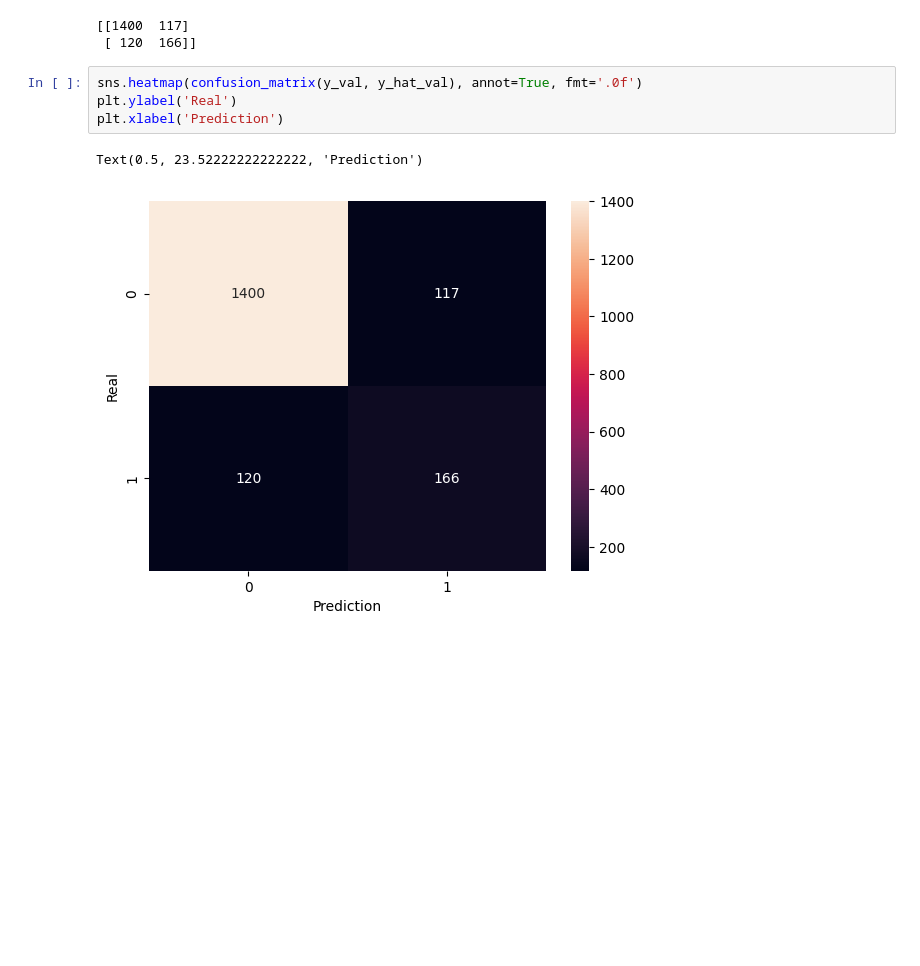
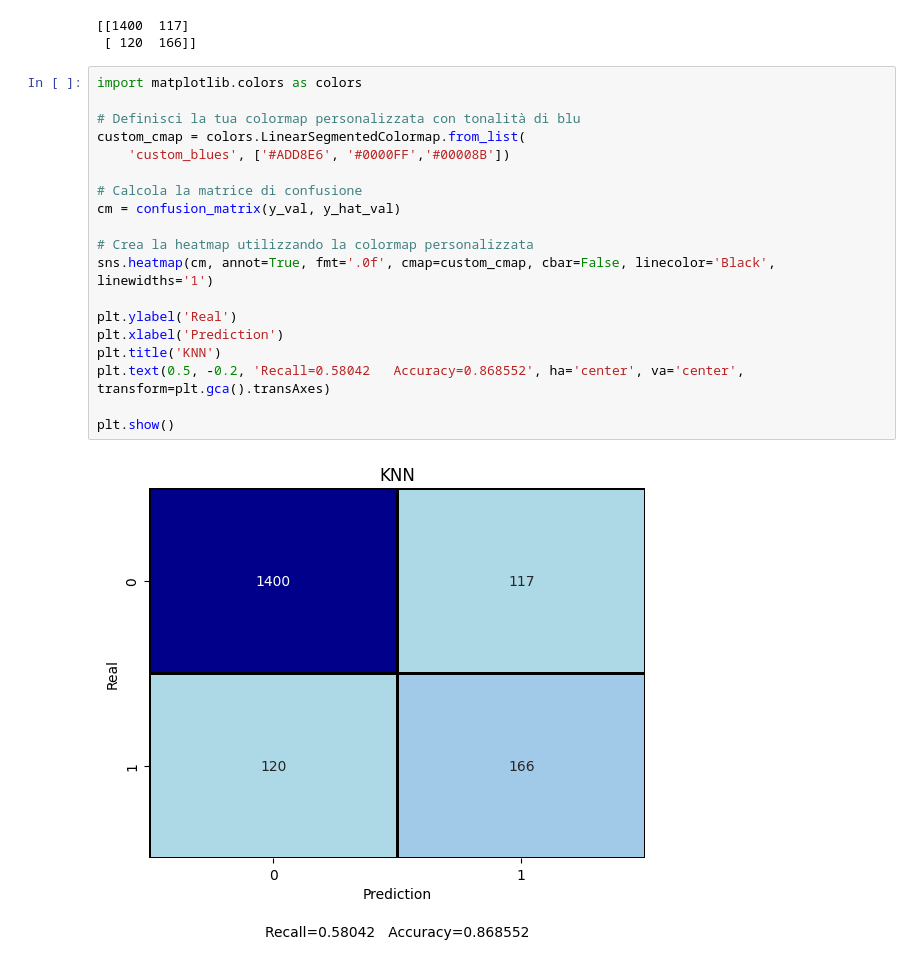
Before and after one commit to baroneleonardo/Predicting-Bank-Customers-Attrition, a Jupyter notebook: KNN.ipynb, the cells around one changed output. Drawn from its saved outputs; the diff is of its cells as text; blank space fills up the shorter version.

Commit message:
plots

```diff
--- a/KNN.ipynb
+++ b/KNN.ipynb
@@ -174,10 +174,24 @@ print(confusion_val)
 # %% [output]
 [[1400  117]
  [ 120  166]]
-# %%
-sns.heatmap(confusion_matrix(y_val, y_hat_val), annot=True, fmt='.0f')
-plt.ylabel('Real')
-plt.xlabel('Prediction')
-# %% [output]
-Text(0.5, 23.52222222222222, 'Prediction')
-[figure, removed]
+# %%
+import matplotlib.colors as colors
+
+# Definisci la tua colormap personalizzata con tonalità di blu
+custom_cmap = colors.LinearSegmentedColormap.from_list(
+    'custom_blues', ['#ADD8E6', '#0000FF','#00008B'])
+
+# Calcola la matrice di confusione
+cm = confusion_matrix(y_val, y_hat_val)
+
+# Crea la heatmap utilizzando la colormap personalizzata
+sns.heatmap(cm, annot=True, fmt='.0f', cmap=custom_cmap, cbar=False, linecolor='Black', linewidths='1')
+
+plt.ylabel('Real')
+plt.xlabel('Prediction')
+plt.title('KNN')
+plt.text(0.5, -0.2, 'Recall=0.58042   Accuracy=0.868552', ha='center', va='center', transform=plt.gca().transAxes)
+
+plt.show()
+# %% [output]
+[figure, added]
```
Also changed, not shown: parts of 4 cells of this notebook, 6 other files.
